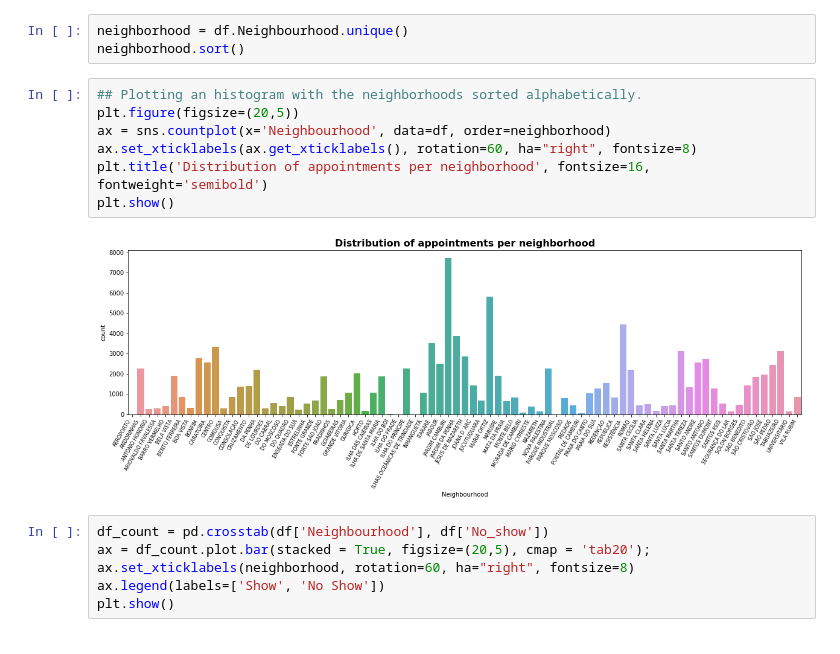
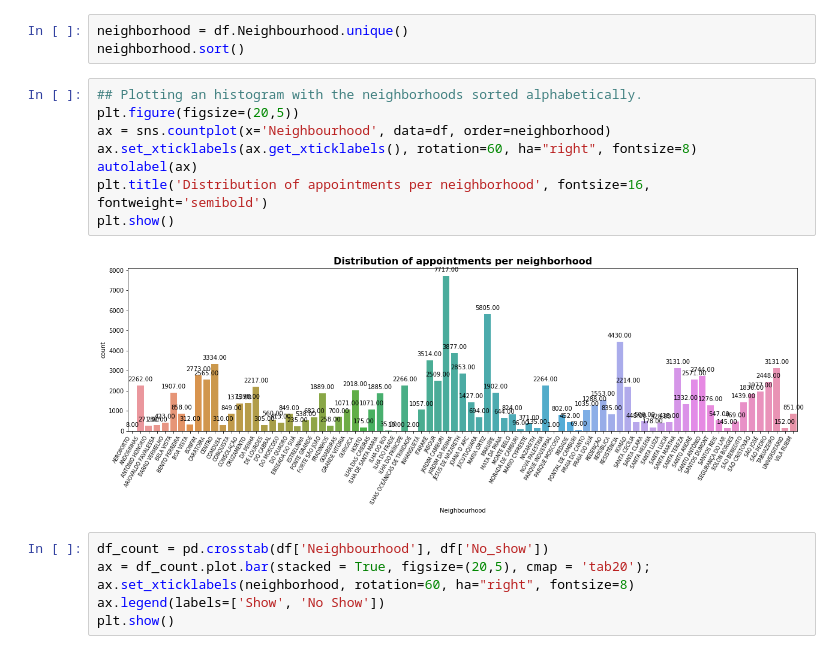
Before and after one commit to Lashuk1729/Medical-Appointment-No-Shows, a Jupyter notebook: Investigate_a_Dataset.ipynb, the cells around one changed output. Cells and saved outputs as stored; diff of their text form.

Commit message:
Updated Labels to Bar Plot

```diff
--- a/Investigate_a_Dataset.ipynb
+++ b/Investigate_a_Dataset.ipynb
@@ -664,12 +668,13 @@ neighborhood.sort()
 # %%
 ## Plotting an histogram with the neighborhoods sorted alphabetically.
 plt.figure(figsize=(20,5))
 ax = sns.countplot(x='Neighbourhood', data=df, order=neighborhood)
 ax.set_xticklabels(ax.get_xticklabels(), rotation=60, ha="right", fontsize=8)
+autolabel(ax)
 plt.title('Distribution of appointments per neighborhood', fontsize=16, fontweight='semibold')
 plt.show()
 # %% [output]
-[figure, old version]
+[figure, new version]
 # %%
 df_count = pd.crosstab(df['Neighbourhood'], df['No_show'])
 ax = df_count.plot.bar(stacked = True, figsize=(20,5), cmap = 'tab20');
```
Also changed, not shown: parts of 5 cells of this notebook.
